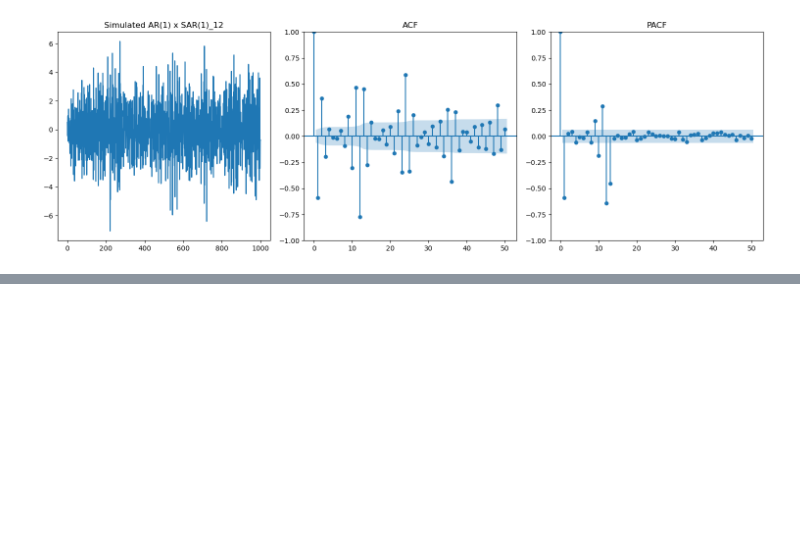
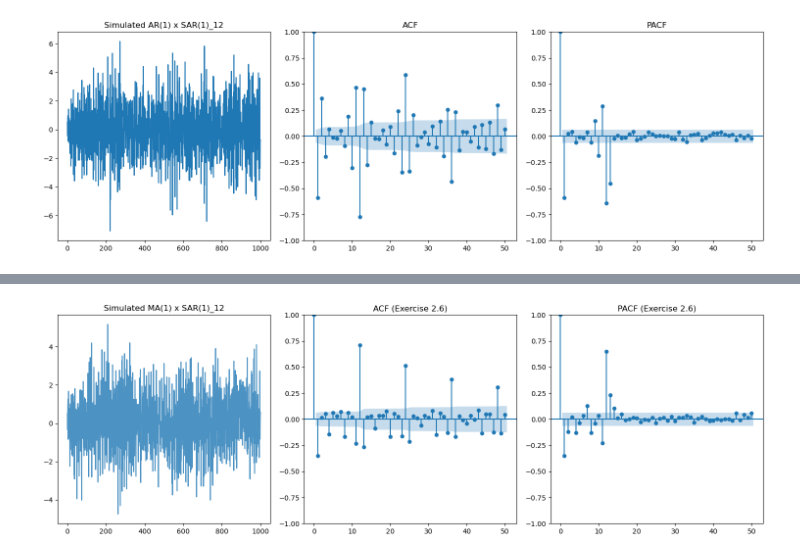
Before and after one commit to Harborg1/Time-Series-Analysis, a Jupyter notebook: Assignment 2/assignment_2.ipynb, the cells around one changed output, grey strips where cells are left out. Drawn from its saved outputs; the diff is of its cells as text; code cells hidden in the pictures; blank space fills up the shorter version.

```diff
--- a/Assignment 2/assignment_2.ipynb
+++ b/Assignment 2/assignment_2.ipynb
@@ -144,0 +234,44 @@ This is a multiplicative seasonal AR model where both the non-seasonal and seaso
+# %%
+import numpy as np
+import matplotlib.pyplot as plt
+from statsmodels.tsa.arima_process import arma_generate_sample
+from statsmodels.graphics.tsaplots import plot_acf, plot_pacf
+
+# Model 2.6: (0,0,1) x (1,0,0)_12
+theta_1 = -0.4
+Phi_1 = 0.7
+
+# AR polynomial: (1 - Phi_1 * B^12)
+# Statsmodels format: [1, 0, 0, 0, 0, 0, 0, 0, 0, 0, 0, 0, -Phi_1]
+ar = np.zeros(13)
+ar[0] = 1
+ar[12] = -Phi_1  # Opposite sign for AR terms in statsmodels
+
+# MA polynomial: (1 + theta_1 * B)
+# Statsmodels format: [1, theta_1]
+ma = np.zeros(2)
+ma[0] = 1
+ma[1] = theta_1
+
+# Simulate
+np.random.seed(42)
+y26 = arma_generate_sample(ar, ma, nsample=1000)
+
+# Plotting
+fig, axes = plt.subplots(1, 3, figsize=(15, 5))
+
+# 1. Time Series Plot
+axes[0].plot(y26, alpha=0.8)
+axes[0].set_title("Simulated MA(1) x SAR(1)_12")
+
+# 2. ACF Plot (Should taper/decay because of the AR component)
+plot_acf(y26, lags=50, ax=axes[1], title="ACF (Exercise 2.6)")
+
+# 3. PACF Plot (Should cut off after the seasonal/non-seasonal lags)
+plot_pacf(y26, lags=50, ax=axes[2], title="PACF (Exercise 2.6)")
+
+plt.tight_layout()
+plt.savefig("2.6.jpg")
+plt.show()
+# %% [output]
+[figure, added]
```
Also changed, not shown: parts of 9 cells of this notebook, 7 other files.
